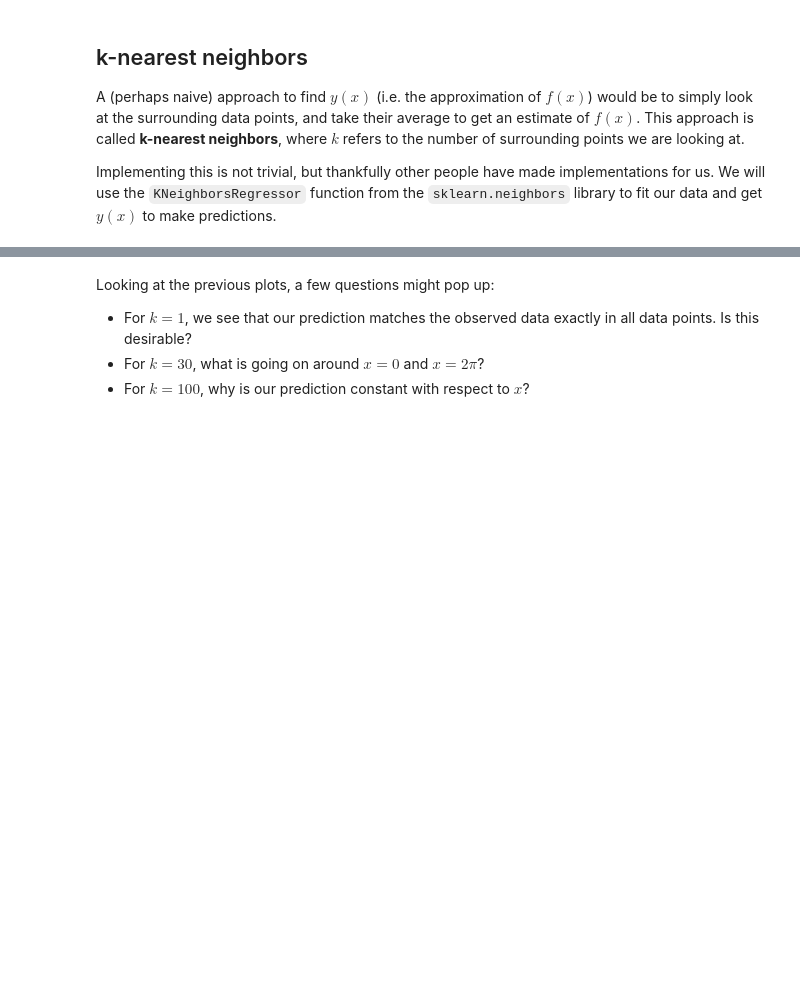
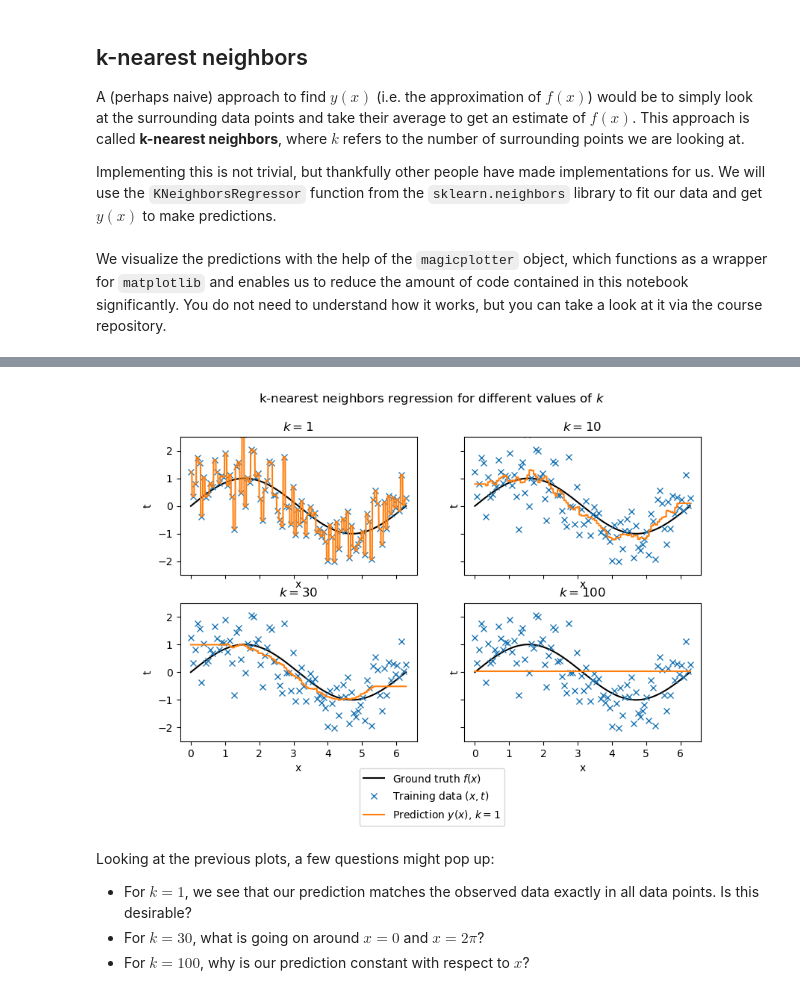
Before and after one commit to annepoot/mude, a Jupyter notebook: notebook_01_knn.ipynb, the cells around one changed output, grey strips where cells are left out. Drawn from its saved outputs; the diff is of its cells as text; code cells hidden in the pictures; blank space fills up the shorter version.

```diff
--- a/notebook_01_knn.ipynb
+++ b/notebook_01_knn.ipynb
@@ -65,7 +65,7 @@ plt.show()
 # %% [markdown]
 ## k-nearest neighbors
 
-A (perhaps naive) approach to find $y(x)$ (i.e. the approximation of $f(x)$) would be to simply look at the surrounding data points, and take their average to get an estimate of $f(x)$. This approach is called __k-nearest neighbors__, where $k$ refers to the number of surrounding points we are looking at.
+A (perhaps naive) approach to find $y(x)$ (i.e. the approximation of $f(x)$) would be to simply look at the surrounding data points and take their average to get an estimate of $f(x)$. This approach is called __k-nearest neighbors__, where $k$ refers to the number of surrounding points we are looking at.
 
 Implementing this is not trivial, but thankfully other people have made implementations for us. We will use the `KNeighborsRegressor` function from the `sklearn.neighbors` library to fit our data and get $y(x)$ to make predictions.
 # %%
@@ -89,22 +89,24 @@ def KNN(x, t, x_pred, k=1, **kwargs):
 
     # Return the predicted values
     return y
+# %% [markdown]
+We visualize the predictions with the help of the `magicplotter` object, which functions as a wrapper for `matplotlib` and enables us to reduce the amount of code contained in this notebook significantly. You do not need to understand how it works, but you can take a look at it via the course repository.
 # %%
 # Plot the resulting predictions
 fig, ax = plt.subplots(2, 2, figsize=(9,6), sharex='all', sharey='all')
 plt.suptitle(r'k-nearest neighbors regression for different values of $k$')
 
 # Plot for k=1
-magicplotter(f_data, f, KNN, x_pred, k=1, ax=ax[0][0], hide_legend=True, title=r'$k={k}$')
+magicplotter(f_data, f_func, KNN, x_pred, k=1, ax=ax[0][0], hide_legend=True, title=r'$k={k}$')
 
 # Plot for k=10
-magicplotter(f_data, f, KNN, x_pred, k=10, ax=ax[0][1], hide_legend=True, title=r'$k={k}$')
+magicplotter(f_data, f_func, KNN, x_pred, k=10, ax=ax[0][1], hide_legend=True, title=r'$k={k}$')
 
 # Plot for k=30
-magicplotter(f_data, f, KNN, x_pred, k=30, ax=ax[1][0], hide_legend=True, title=r'$k={k}$')
+magicplotter(f_data, f_func, KNN, x_pred, k=30, ax=ax[1][0], hide_legend=True, title=r'$k={k}$')
 
 # Plot for k=100
-magicplotter(f_data, f, KNN, x_pred, k=100, ax=ax[1][1], hide_legend=True, title=r'$k={k}$')
+magicplotter(f_data, f_func, KNN, x_pred, k=100, ax=ax[1][1], hide_legend=True, title=r'$k={k}$')
 
 # Add a general legend at the bottom of the plot
 plt.subplots_adjust(bottom=0.2)
@@ -118,3 +118,4 @@ plt.show()
+[figure, added]
 # %% [markdown]
 Looking at the previous plots, a few questions might pop up:
 - For $k=1$, we see that our prediction matches the observed data exactly in all data points. Is this desirable?
```
Also changed, not shown: parts of 8 cells of this notebook.
